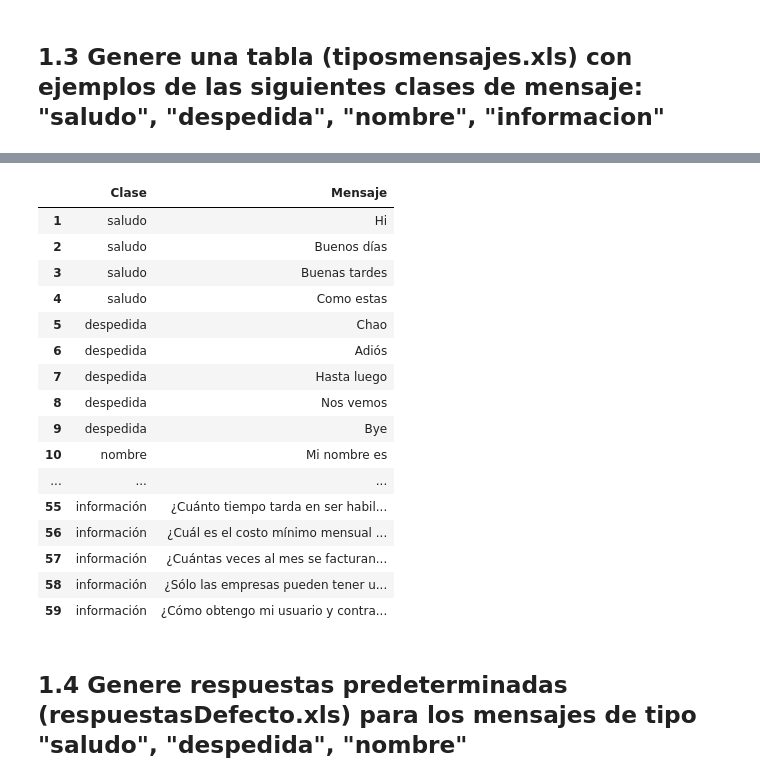
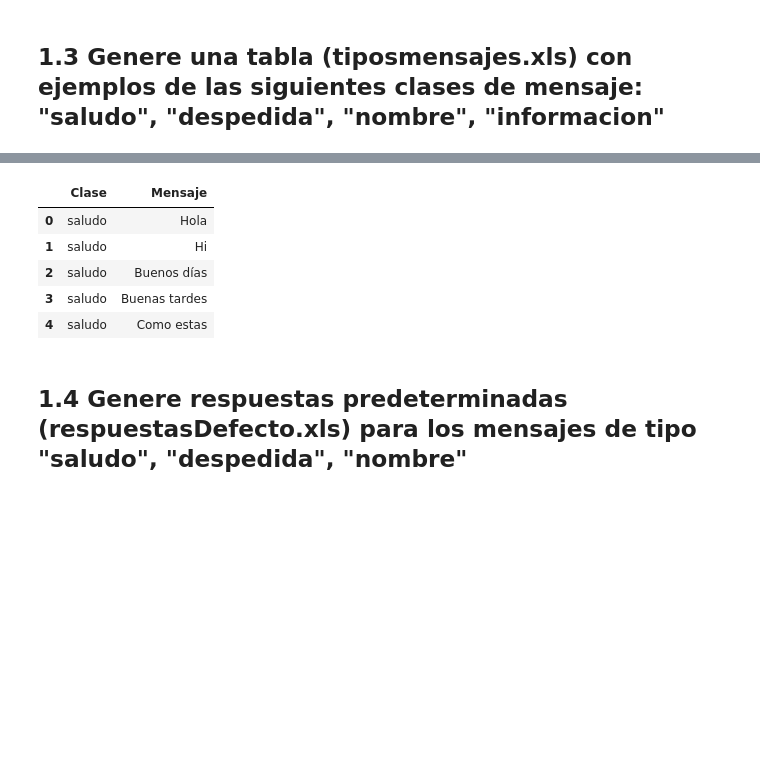
Before and after one commit to alvaro-neira/nlp-homework2, a Jupyter notebook: Tarea_2_NLP_Grupo_3.ipynb, the cells around one changed output, grey strips where cells are left out. Cells and saved outputs as stored; diff of their text form; code cells hidden in the pictures; blank space fills up the shorter version.

```diff
--- a/Tarea_2_NLP_Grupo_3.ipynb
+++ b/Tarea_2_NLP_Grupo_3.ipynb
@@ -103,23 +90,12 @@ tiposmensajes.csv   100%[===================>]   4.11K  --.-KB/s    in 0s
 # %%
 messages = pd.read_csv('/content/tiposmensajes.csv', sep=',')
-messages.tail(59)
+messages.head()
 # %% [output]
 |  | Clase | Mensaje |
+| 0 | saludo | Hola |
 | 1 | saludo | Hi |
 | 2 | saludo | Buenos días |
 | 3 | saludo | Buenas tardes |
 | 4 | saludo | Como estas |
-| 5 | despedida | Chao |
-| 6 | despedida | Adiós |
-| 7 | despedida | Hasta luego |
-| 8 | despedida | Nos vemos |
-| 9 | despedida | Bye |
-| 10 | nombre | Mi nombre es |
-| ... | ... | ... |
-| 55 | información | ¿Cuánto tiempo tarda en ser habil... |
-| 56 | información | ¿Cuál es el costo mínimo mensual ... |
-| 57 | información | ¿Cuántas veces al mes se facturan... |
-| 58 | información | ¿Sólo las empresas pueden tener u... |
-| 59 | información | ¿Cómo obtengo mi usuario y contra... |
 # %% [markdown]
 ## 1.4 Genere respuestas predeterminadas (respuestasDefecto.xls) para los mensajes de tipo "saludo", "despedida", "nombre"
```
Also changed, not shown: parts of 46 cells of this notebook.
